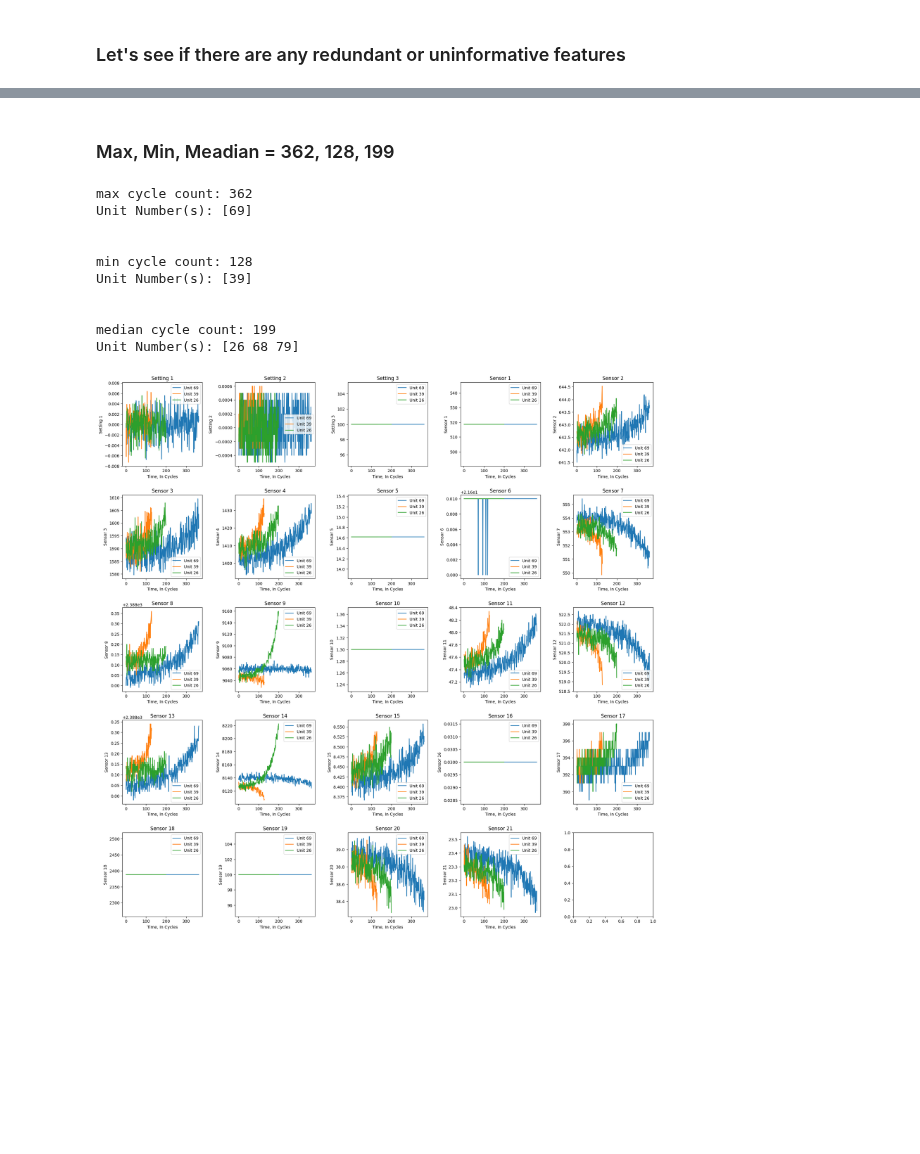
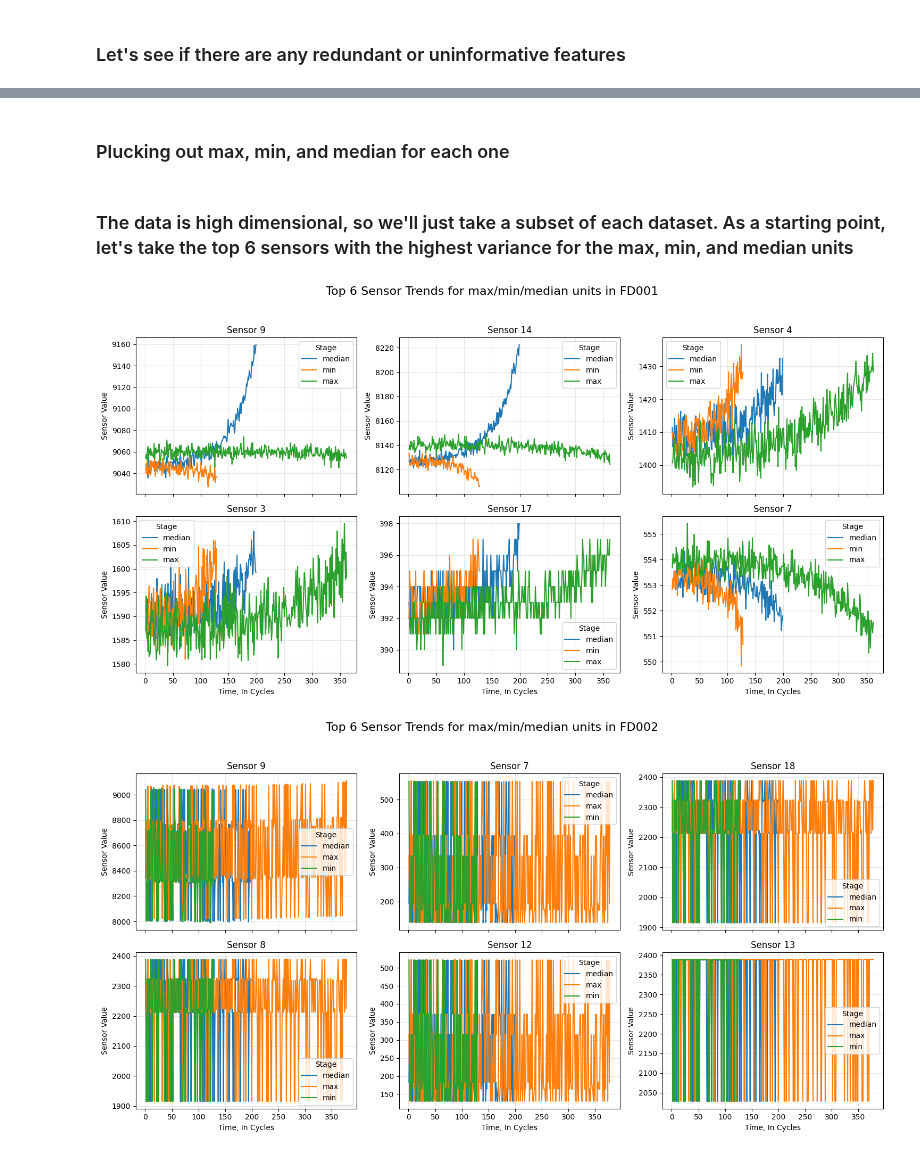
Before and after one commit to nrmshaw100/ECE447_Project, a Jupyter notebook: dataVisualization.ipynb, the cells around one changed output, grey strips where cells are left out. Drawn from its saved outputs; the diff is of its cells as text; code cells hidden in the pictures; blank space fills up the shorter version.

Commit message:
updated visualization
Visualization notebook now inspects all datasets. Also updated the requirements.txt file with ipywidgets and plotly

```diff
--- a/dataVisualization.ipynb
+++ b/dataVisualization.ipynb
@@ -64,3 +109,6 @@ disp(cycles_to_fail)
 # %%
-cycles_to_fail.describe()
+for i in cycles_to_fail:
+    ctf = cycles_to_fail[i]
+    print(f"Description for FD00{str(i)}:")
+    disp(ctf.describe())
 # %% [output]
@@ -76,30 +155,51 @@ cycles_to_fail.describe()
 # %% [markdown]
-### Max, Min, Meadian = 362, 128, 199
+### Plucking out max, min, and median for each one
 # %%
-for i in ((362,"max"), (128,"min"), (199,"median")):
-    print(f"{i[1]} cycle count: {i[0]}")
-    unit_num = cycles_to_fail.loc[cycles_to_fail["Time, In Cycles"] == i[0], "Unit Number"].values
-    print(f"Unit Number(s): {unit_num}")
-    print("\n")
+sample_units = {}
+for i in cycles_to_fail:
+    ctf = cycles_to_fail[i]
+    sample_units[i] = (ctf.loc[ctf["Time, In Cycles"] == ctf["Time, In Cycles"].max(), "Unit Number"].values[0],
+                       ctf.loc[ctf["Time, In Cycles"] == ctf["Time, In Cycles"].min(), "Unit Number"].values[0],
+                       ctf.loc[ctf["Time, In Cycles"] == np.floor(ctf["Time, In Cycles"].median()), "Unit Number"].values[0])
-# %% [output]
-max cycle count: 362
-Unit Number(s): [69]
-
-
-min cycle count: 128
-Unit Number(s): [39]
-
-
-median cycle count: 199
-Unit Number(s): [26 68 79]
+# %% [markdown]
+### The data is high dimensional, so we'll just take a subset of each dataset. As a starting point, let's take the top 6 sensors with the highest variance for the max, min, and median units
 # %%
-fig, axs = plt.subplots(5,5,figsize=(20,20))
-fig.tight_layout(pad=5.0)
-for i in (69, 39, 26):
-    unit_data = df.loc[df["Unit Number"] == i]
-    for j, col in enumerate(unit_data.columns[2:]):
-        sns.lineplot(x="Time, In Cycles", y=col, data=unit_data, ax=axs[j//5][j%5], label=f"Unit {i}")
-        if i == 69:
-            axs[j//5][j%5].set_title(f"{col}")
+for i, units in sample_units.items():
+    df = data_dict[i]
+    selected_df = df[df["Unit Number"].isin(units)].copy() #slicing the dataframe to choose only max, min, and median units found in previous cell
+    selected_df["Stage"] = selected_df["Unit Number"].map({
+        units[0]: "max",
+        units[1]: "min",
+        units[2]: "median",
+    }) # mapping the unit numbers to their respective stages for color coding the plots - "Stage" column determines color on the line plots
+
+    sensor_cols = [col for col in df.columns if col.startswith("Sensor")]
+    top_sensors = (
+        df[sensor_cols].var().sort_values(ascending=False).head(6).index.tolist()
+    ) #selecting the sensors that had the highest variance across the the max, min, and median units for each dataset
+
+    fig, axs = plt.subplots(2, 3, figsize=(15, 8), sharex=True)
+    for j, col in enumerate(top_sensors):
+        ax = axs[j // 3][j % 3]
+        sns.lineplot(
+            data=selected_df,
+            x="Time, In Cycles",
+            y=col,
+            hue="Stage",
+            ax=ax,
+            palette="tab10",
+        )
+        ax.set_title(col)
+        ax.set_xlabel("Time, In Cycles")
+        ax.set_ylabel("Sensor Value")
+        ax.grid(alpha=0.3)
+
+    fig.suptitle(
+        f"Top 6 Sensor Trends for max/min/median units in FD00{i}",
+        fontsize=16,
+    )
+    fig.tight_layout(rect=[0, 0, 1, 0.95])
+    plt.show()
 # %% [output]
-[figure, old version]
+[figure, new version]
+[figure, added]
```
Also changed, not shown: parts of 12 cells of this notebook, 2 other files.
